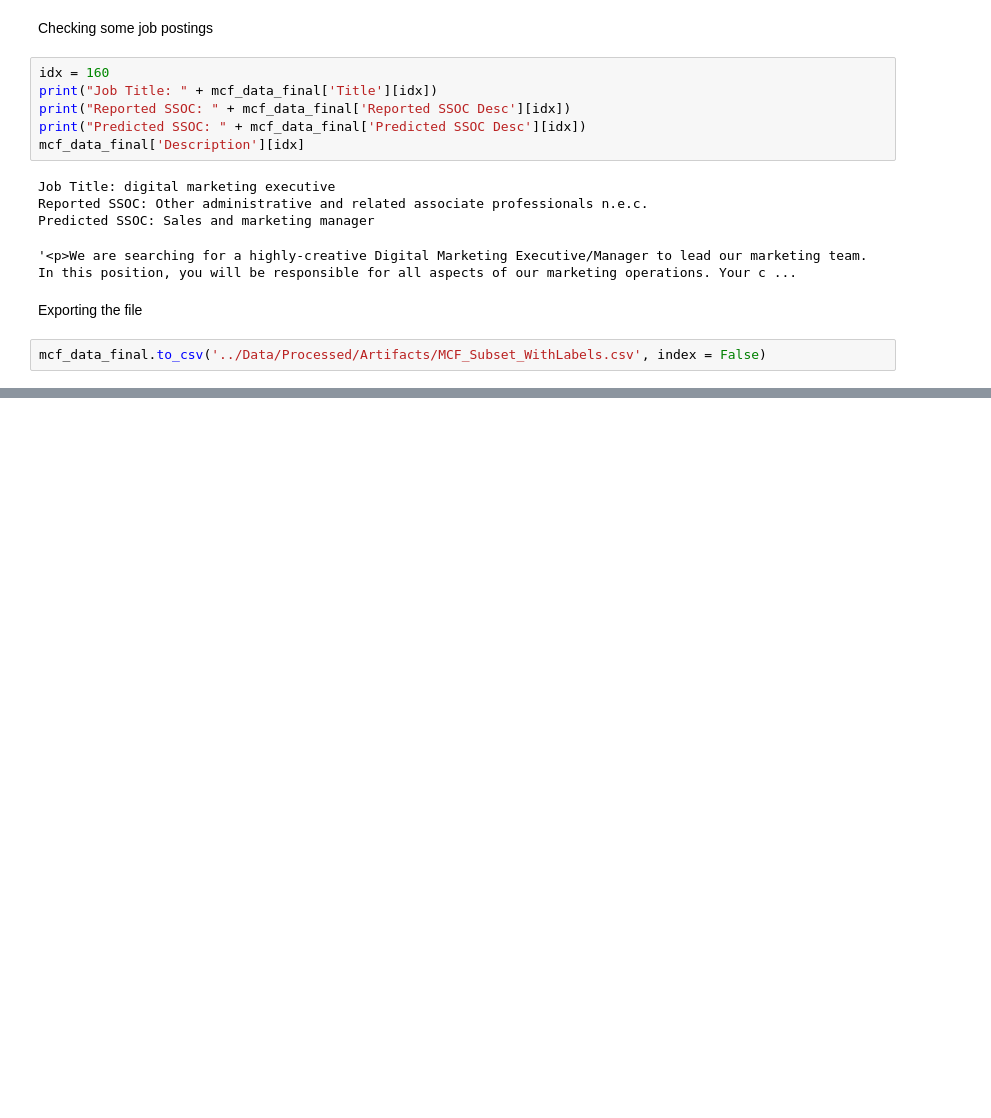
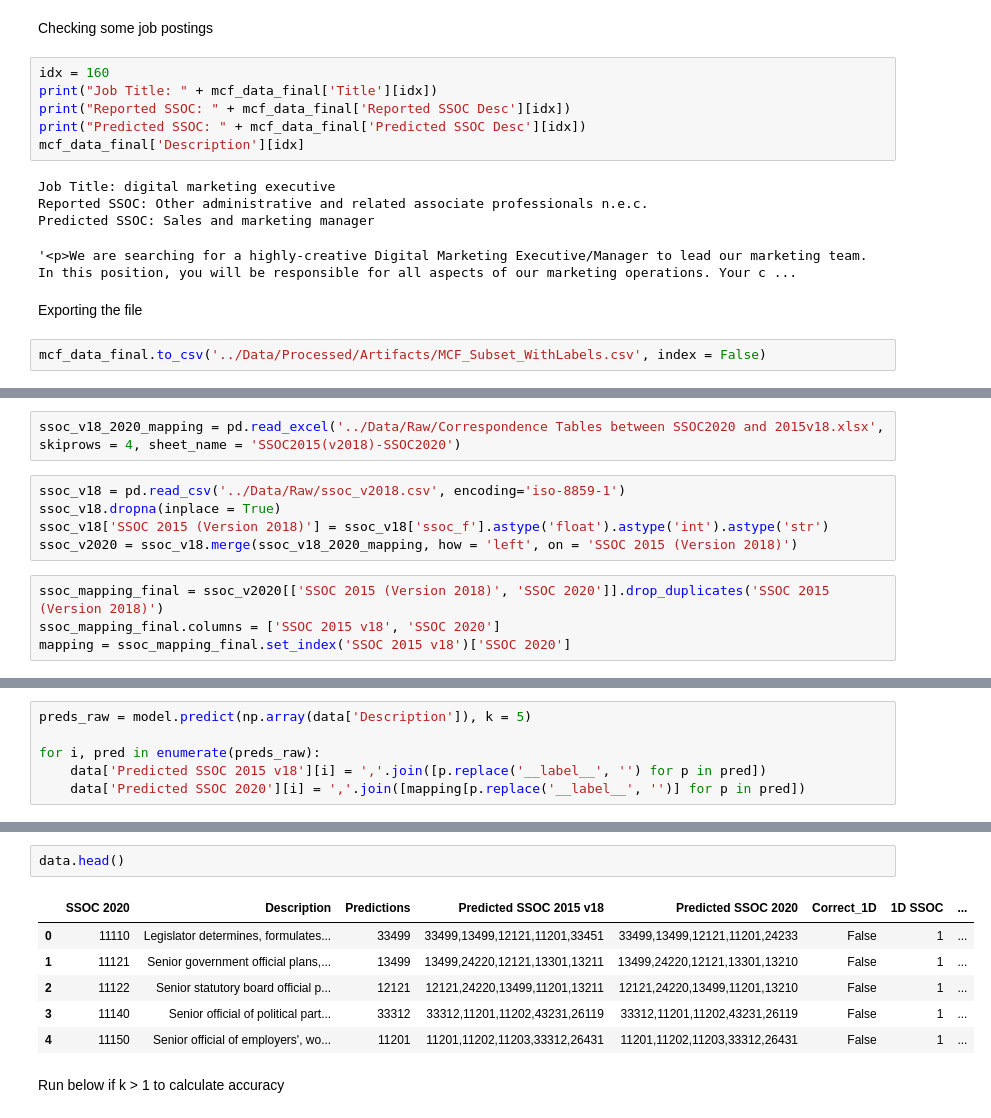
Before and after one commit to Benjamin-Aw-93/ssoc_autocoder, a Jupyter notebook: Notebooks/Generating Labels.ipynb, the cells around one changed output, grey strips where cells are left out. Drawn from its saved outputs; the diff is of its cells as text; blank space fills up the shorter version.

```diff
--- a/Notebooks/Generating Labels.ipynb
+++ b/Notebooks/Generating Labels.ipynb
@@ -85,0 +106,11 @@ mcf_data_final.to_csv('../Data/Processed/Artifacts/MCF_Subset_WithLabels.csv', i
+# %%
+ssoc_v18_2020_mapping = pd.read_excel('../Data/Raw/Correspondence Tables between SSOC2020 and 2015v18.xlsx', skiprows = 4, sheet_name = 'SSOC2015(v2018)-SSOC2020')
+# %%
+ssoc_v18 = pd.read_csv('../Data/Raw/ssoc_v2018.csv', encoding='iso-8859-1')
+ssoc_v18.dropna(inplace = True)
+ssoc_v18['SSOC 2015 (Version 2018)'] = ssoc_v18['ssoc_f'].astype('float').astype('int').astype('str')
+ssoc_v2020 = ssoc_v18.merge(ssoc_v18_2020_mapping, how = 'left', on = 'SSOC 2015 (Version 2018)')
+# %%
+ssoc_mapping_final = ssoc_v2020[['SSOC 2015 (Version 2018)', 'SSOC 2020']].drop_duplicates('SSOC 2015 (Version 2018)')
+ssoc_mapping_final.columns = ['SSOC 2015 v18', 'SSOC 2020']
+mapping = ssoc_mapping_final.set_index('SSOC 2015 v18')['SSOC 2020']
@@ -85,0 +119,6 @@ mcf_data_final.to_csv('../Data/Processed/Artifacts/MCF_Subset_WithLabels.csv', i
+# %%
+preds_raw = model.predict(np.array(data['Description']), k = 5)
+
+for i, pred in enumerate(preds_raw):
+    data['Predicted SSOC 2015 v18'][i] = ','.join([p.replace('__label__', '') for p in pred])
+    data['Predicted SSOC 2020'][i] = ','.join([mapping[p.replace('__label__', '')] for p in pred])
@@ -85,0 +134,11 @@ mcf_data_final.to_csv('../Data/Processed/Artifacts/MCF_Subset_WithLabels.csv', i
+# %%
+data.head()
+# %% [output]
+|  | SSOC 2020 | Description | Predictions | Predicted SSOC 2015 v18 | Predicted SSOC 2020 | Correct_1D | 1D SSOC | ... |
+| 0 | 11110 | Legislator determines, formulates... | 33499 | 33499,13499,12121,11201,33451 | 33499,13499,12121,11201,24233 | False | 1 | ... |
+| 1 | 11121 | Senior government official plans,... | 13499 | 13499,24220,12121,13301,13211 | 13499,24220,12121,13301,13210 | False | 1 | ... |
+| 2 | 11122 | Senior statutory board official p... | 12121 | 12121,24220,13499,11201,13211 | 12121,24220,13499,11201,13210 | False | 1 | ... |
+| 3 | 11140 | Senior official of political part... | 33312 | 33312,11201,11202,43231,26119 | 33312,11201,11202,43231,26119 | False | 1 | ... |
+| 4 | 11150 | Senior official of employers', wo... | 11201 | 11201,11202,11203,33312,26431 | 11201,11202,11203,33312,26431 | False | 1 | ... |
+# %% [markdown]
+Run below if k > 1 to calculate accuracy
```
Also changed, not shown: parts of 22 cells of this notebook.
